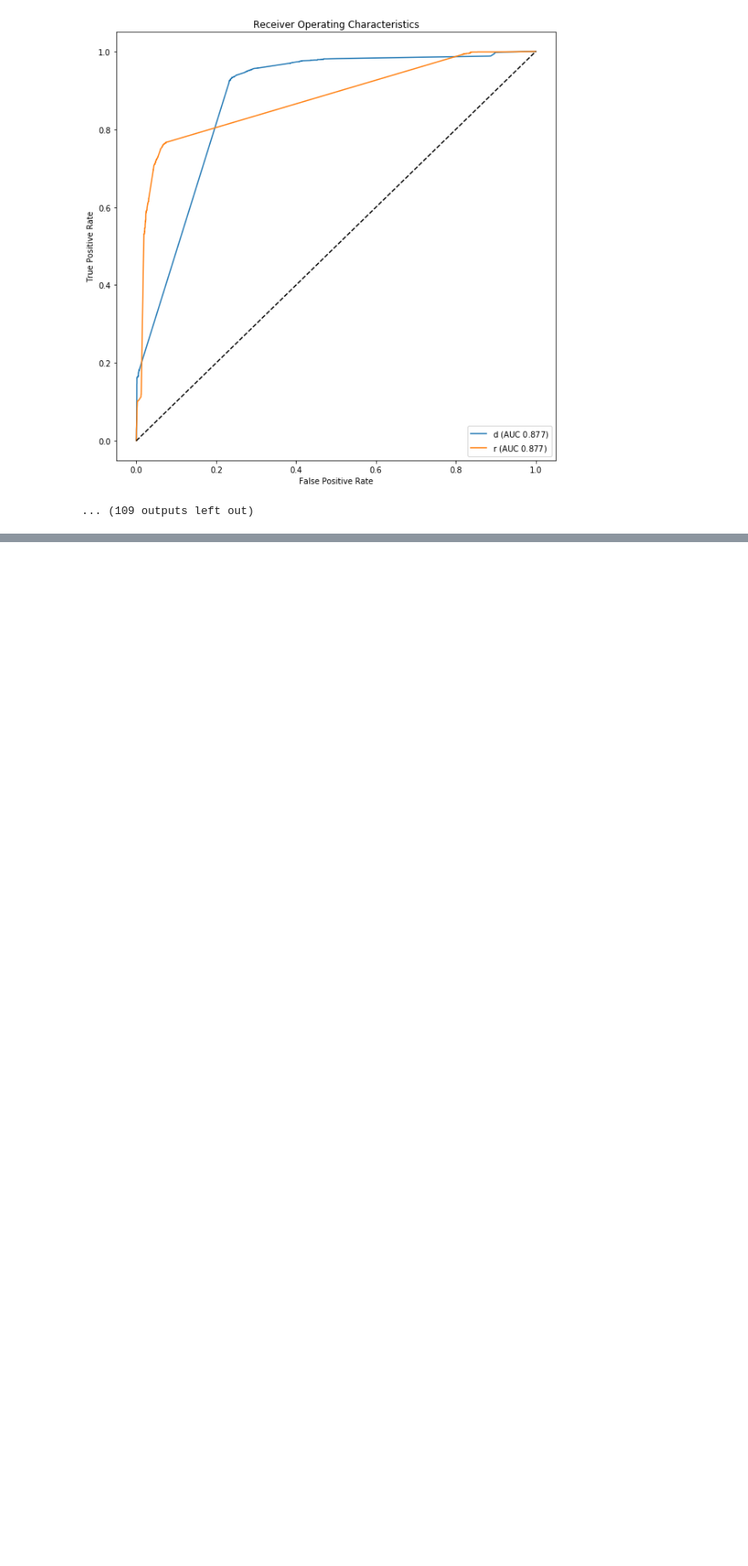
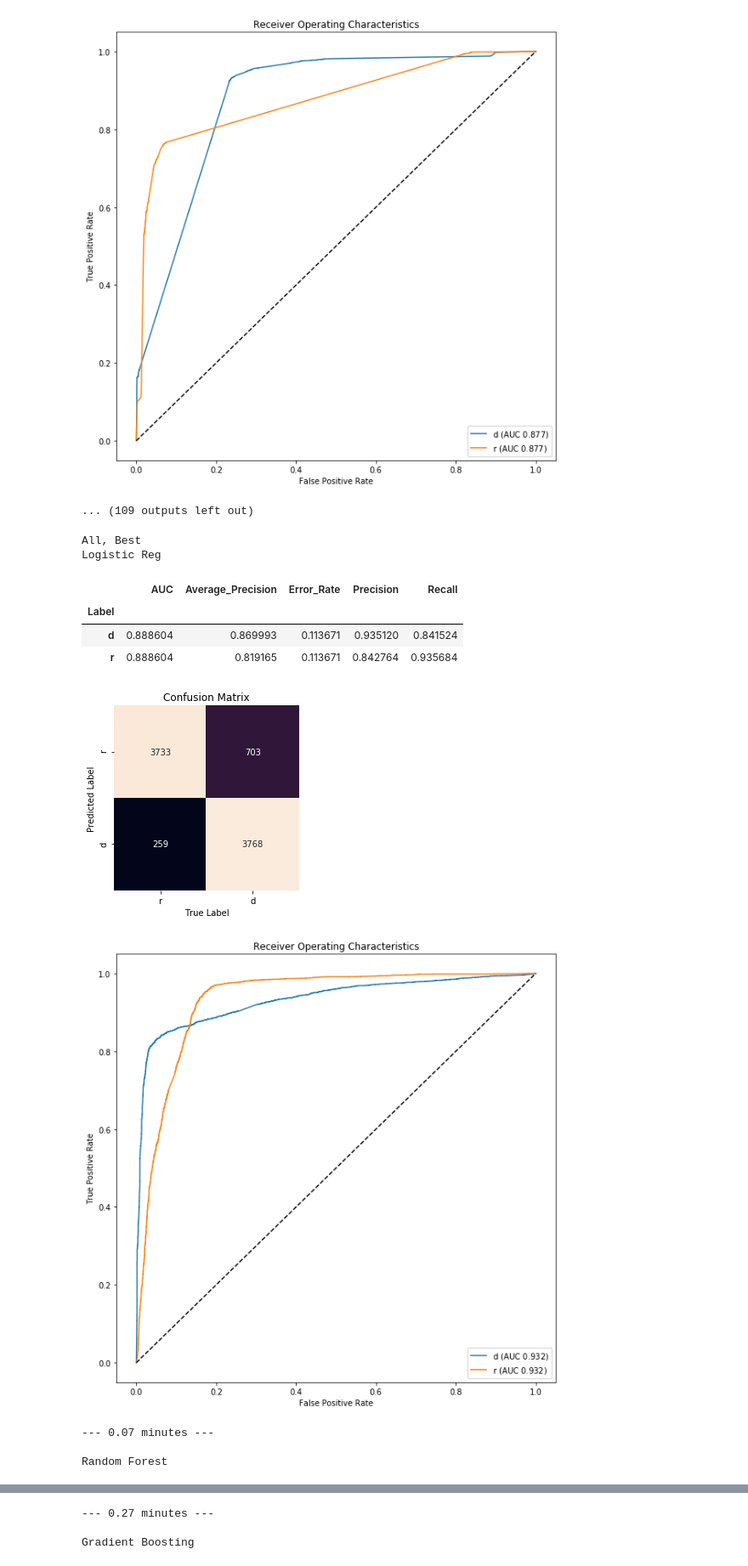
Before and after one commit to sunnyjooey/Text_ML, a Jupyter notebook: classifications/Classify.ipynb, the cells around one changed output, grey strips where cells are left out. Shown at 85% size. Cells and saved outputs as stored; diff of their text form; code cells hidden in the pictures; blank space fills up the shorter version.

```diff
--- a/classifications/Classify.ipynb
+++ b/classifications/Classify.ipynb
@@ -19,17 +19,6 @@ IPython.OutputArea.prototype._should_scroll = function(lines) {
 }
 # %% [output]
 [interactive output not drawn]
-# %%
-X_train = pd.read_pickle('./data/all_features/X_train_ft.pkl')
-X_test = pd.read_pickle('./data/all_features/X_test_ft.pkl')
-y_train = pd.read_pickle('./data/all_features/y_train.pkl')
-y_test = pd.read_pickle('./data/all_features/y_test.pkl')
-
-print(X_train.shape)
-print(X_test.shape)
-print(y_test.shape)
-print(y_train.shape)
-print()
 # %%
 feat_types = {
     'Proto-Words/HT, Small': 'proto_small',
@@ -100,3 +88,18 @@ Gradient Boosting
 [figure]
 [figure]
 ... (109 outputs left out)
+# %%
+feat_type = {'All, Best': 'all_features'}
+run_models(feat_type, clfs)
+# %% [output]
+All, Best
+Logistic Reg
+|  | AUC | Average_Precision | Error_Rate | Precision | Recall |
+| Label |  |  |  |  |  |
+| d | 0.888604 | 0.869993 | 0.113671 | 0.935120 | 0.841524 |
+| r | 0.888604 | 0.819165 | 0.113671 | 0.842764 | 0.935684 |
+[figure, added]
+[figure, added]
+--- 0.07 minutes ---
+
+Random Forest
@@ -102,0 +112,3 @@ Gradient Boosting
+--- 0.27 minutes ---
+
+Gradient Boosting
```
Also changed, not shown: parts of 2 cells of this notebook.
